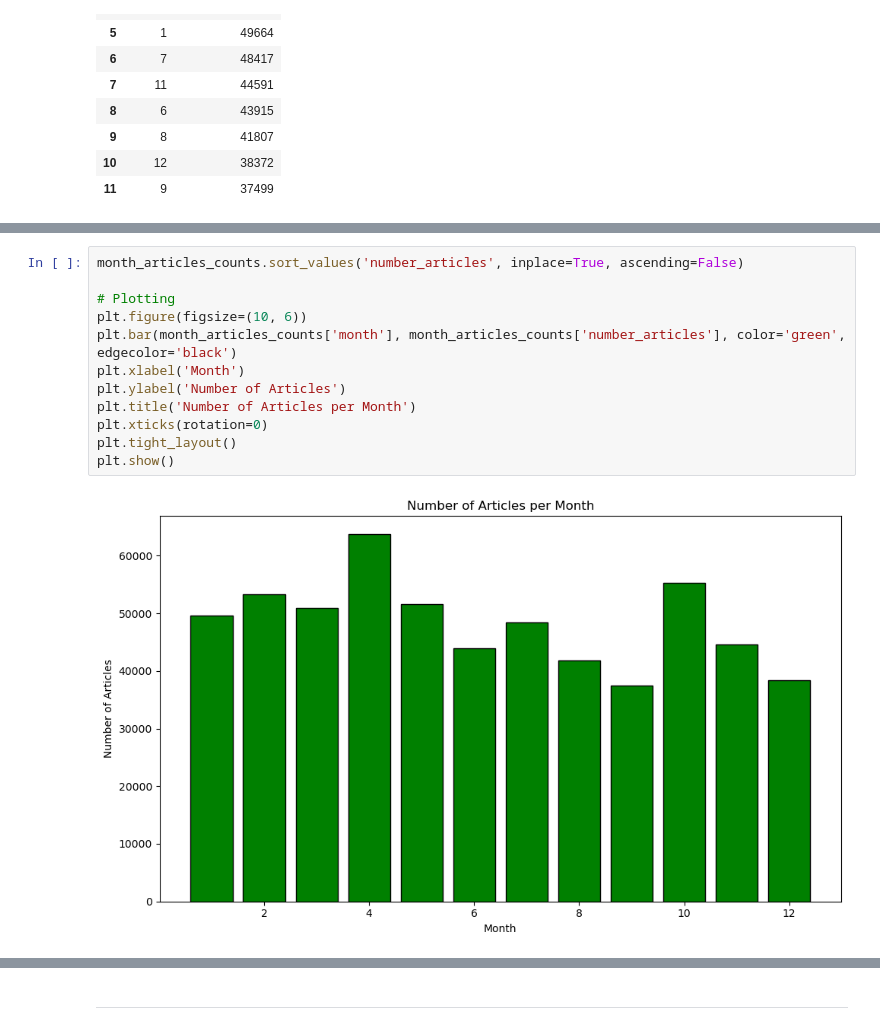
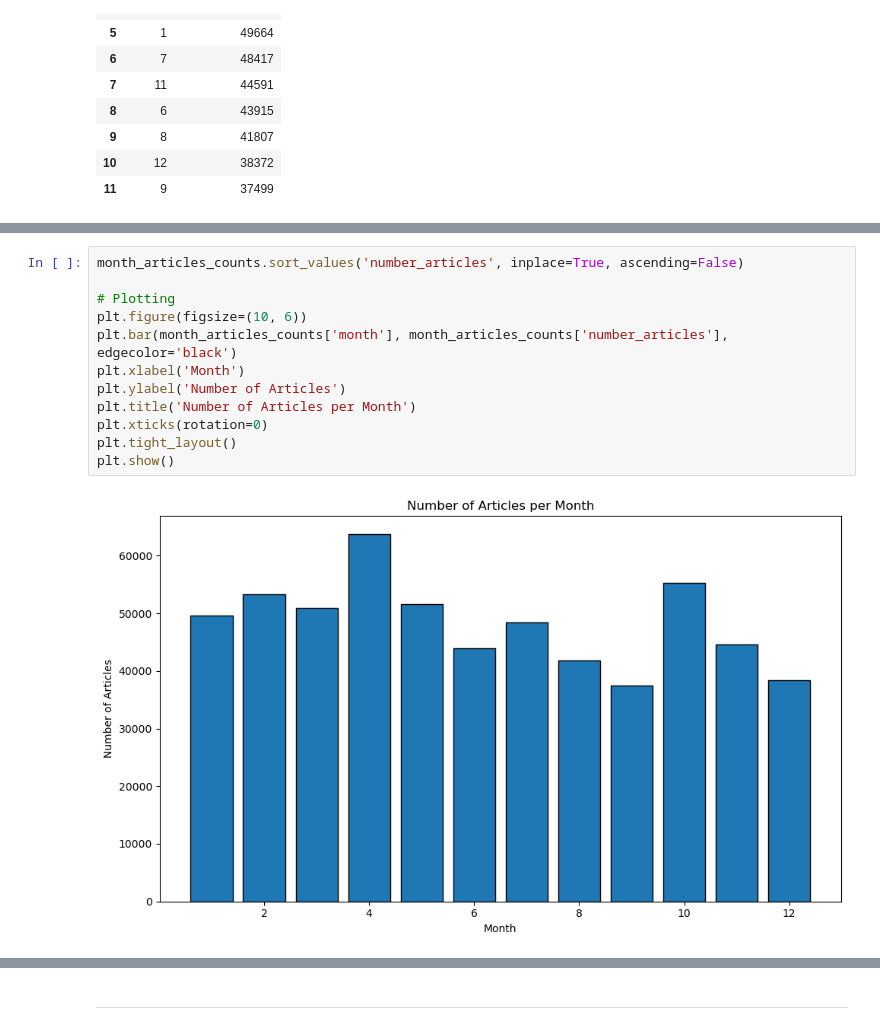
Before and after one commit to hosseinabadi/Realized-Volatility-Prediction, a Jupyter notebook: 3_plots_SP500.ipynb, the cells around one changed output, grey strips where cells are left out. Saved outputs shown, nothing was run; the diff lists cells and outputs as text.

```diff
--- a/3_plots_SP500.ipynb
+++ b/3_plots_SP500.ipynb
@@ -264,17 +316,17 @@ print(month_articles_counts.to_latex(
 # %%
 month_articles_counts.sort_values('number_articles', inplace=True, ascending=False)
 
 # Plotting
 plt.figure(figsize=(10, 6))
-plt.bar(month_articles_counts['month'], month_articles_counts['number_articles'], color='green', edgecolor='black')
+plt.bar(month_articles_counts['month'], month_articles_counts['number_articles'], edgecolor='black')
 plt.xlabel('Month')
 plt.ylabel('Number of Articles')
 plt.title('Number of Articles per Month')
 plt.xticks(rotation=0)
 plt.tight_layout()
 plt.show()
 # %% [output]
-[figure, old version]
+[figure, new version]
 # %%
 # imported from all_functions.ipynb
 plot_monthly_articles_last_9_years(df)
```
Also changed, not shown: parts of 20 cells of this notebook, 5 other files.
